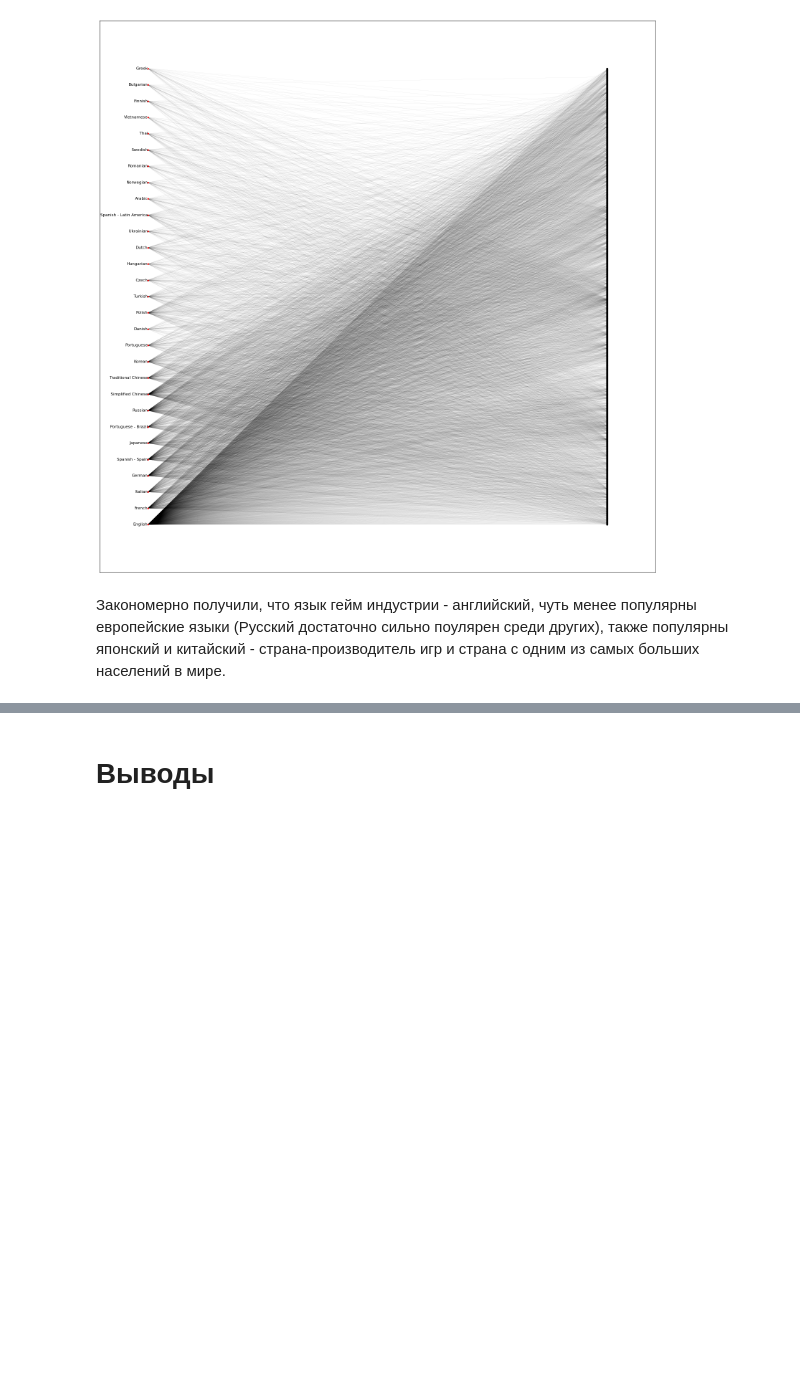
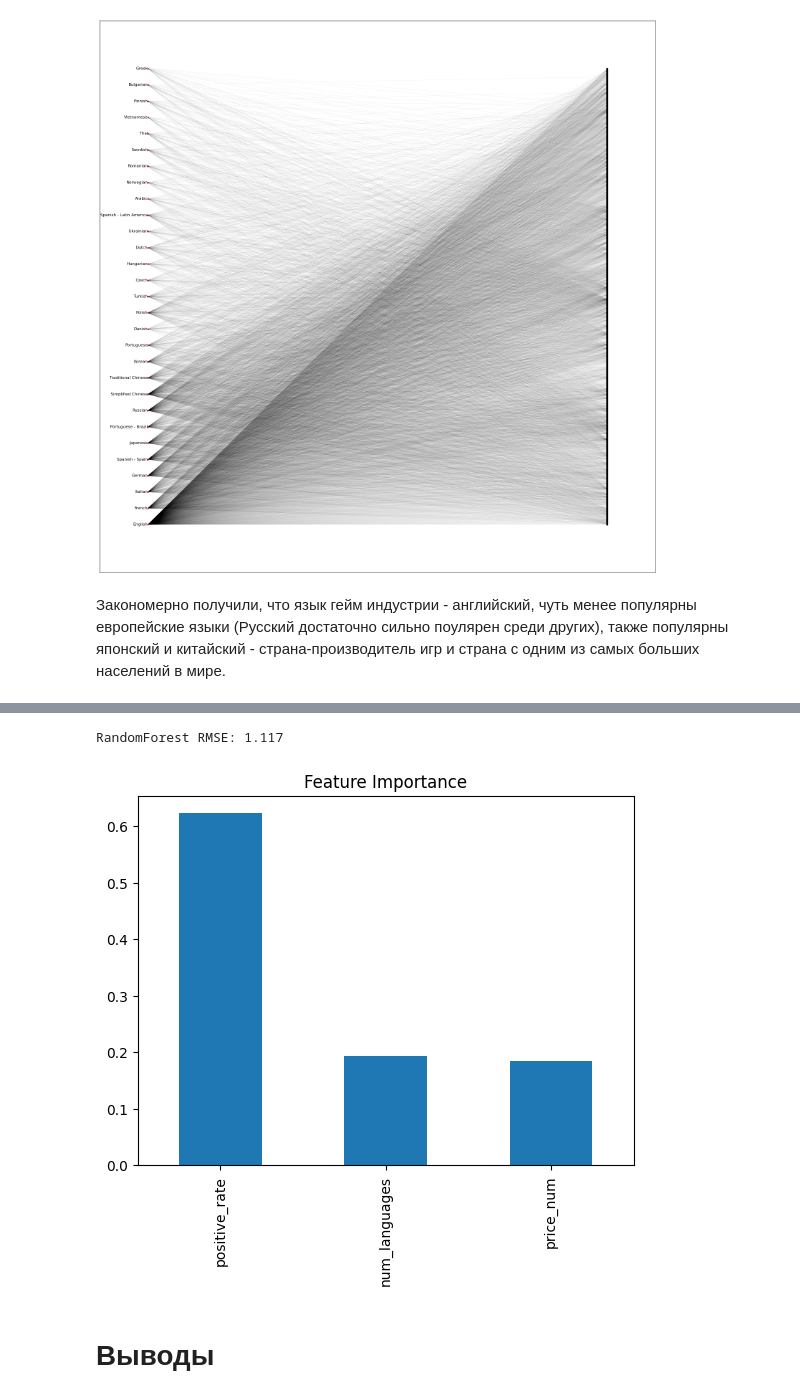
Before and after one commit to Nikromir/Final-gaming-project, a Jupyter notebook: Final.ipynb, the cells around one changed output, grey strips where cells are left out. Cells and saved outputs as stored; diff of their text form; code cells hidden in the pictures; blank space fills up the shorter version.

```diff
--- a/Final.ipynb
+++ b/Final.ipynb
@@ -379,0 +475,12 @@ plt.show()
+# %%
+ml_data = data_1[['log_owners','price_num','num_languages','positive_rate']].dropna()
+
+# Простая линейная регрессия
+model = smf.ols('log_owners ~ price_num + num_languages + positive_rate', data=ml_data).fit()
+print(model.summary())
+
+y_true = ml_data['log_owners']
+y_pred = model.fittedvalues  # предсказания из OLS
+
+rmse_ols = root_mean_squared_error(y_true, y_pred)
+print(f"OLS RMSE:, {rmse_ols:.3f}")
@@ -380,3 +515,22 @@ plt.show()
+# %%
+X = ml_data[['price_num','num_languages','positive_rate']]
+y = ml_data['log_owners']
+
+X_train, X_test, y_train, y_test = train_test_split(X, y, test_size=0.2, random_state=1)
+
+rf = RandomForestRegressor(n_estimators=100, random_state=1)
+rf.fit(X_train, y_train)
+
+preds = rf.predict(X_test)
+rmse = root_mean_squared_error(y_test, preds)
+print(f"RandomForest RMSE: {rmse:.3f}")
+
+feat_imp = pd.Series(rf.feature_importances_, index=X.columns).sort_values(ascending=False)
+feat_imp.plot(kind='bar', title='Feature Importance')
+plt.show()
+# %% [output]
+RandomForest RMSE: 1.117
+[figure, added]
 # %% [markdown]
 # **Выводы**
 # %% [markdown]
```
Also changed, not shown: parts of 16 cells of this notebook.
